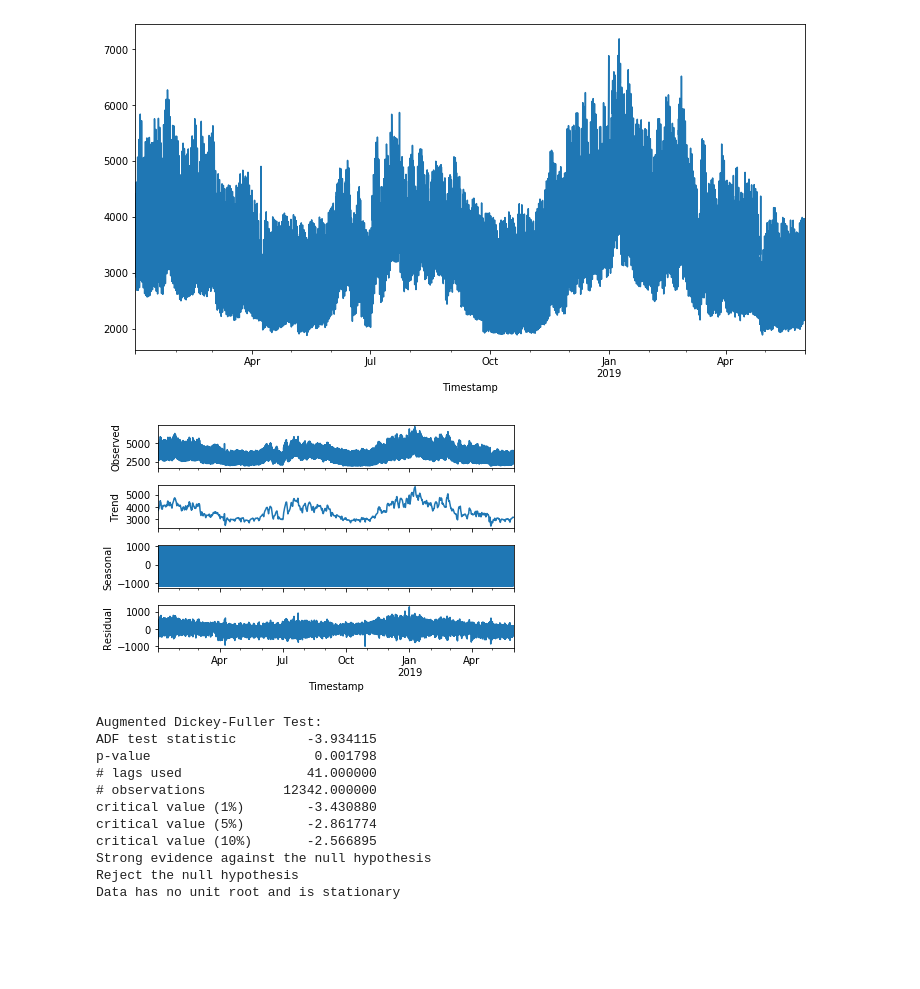
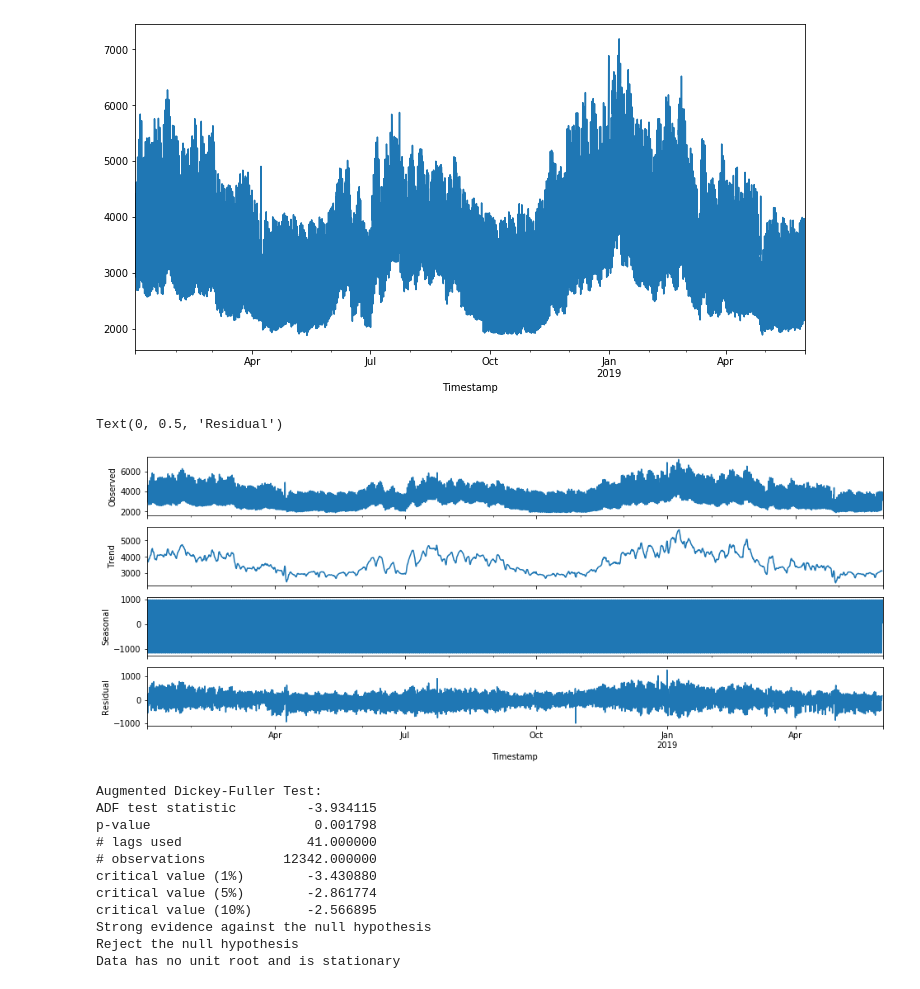
Before and after one commit to Darzan21/Electric-Load-Forecasting, a Jupyter notebook: LoadForecastingTest.ipynb, the cells around one changed output. Cells and saved outputs as stored; diff of their text form; code cells hidden in the pictures; blank space fills up the shorter version.

```diff
--- a/LoadForecastingTest.ipynb
+++ b/LoadForecastingTest.ipynb
@@ -366,11 +367,22 @@ final['XT'].iloc[:23].plot(figsize=(12,6)).autoscale(axis='x',tight=True);
 final['XT'].plot(figsize=(12,6)).autoscale(axis='x',tight=True);
 # %% [output]
 [figure]
-# %%
-result = seasonal_decompose(final['XT'])
-result.plot();
-# %% [output]
-[figure, removed]
+# %%
+fig, axes = plt.subplots(nrows=4, sharex=True, figsize=(16,6))
+
+result = seasonal_decompose(final['XT'])
+
+result.observed.plot(ax=axes[0], legend=False)
+axes[0].set_ylabel('Observed')
+result.trend.plot(ax=axes[1], legend=False)
+axes[1].set_ylabel('Trend')
+result.seasonal.plot(ax=axes[2], legend=False)
+axes[2].set_ylabel('Seasonal')
+result.resid.plot(ax=axes[3], legend=False)
+axes[3].set_ylabel('Residual')
+# %% [output]
+Text(0, 0.5, 'Residual')
+[figure, added]
 # %%
 #create ad-fuller test function
 from statsmodels.tsa.stattools import adfuller
```
Also changed, not shown: parts of 12 cells of this notebook.
